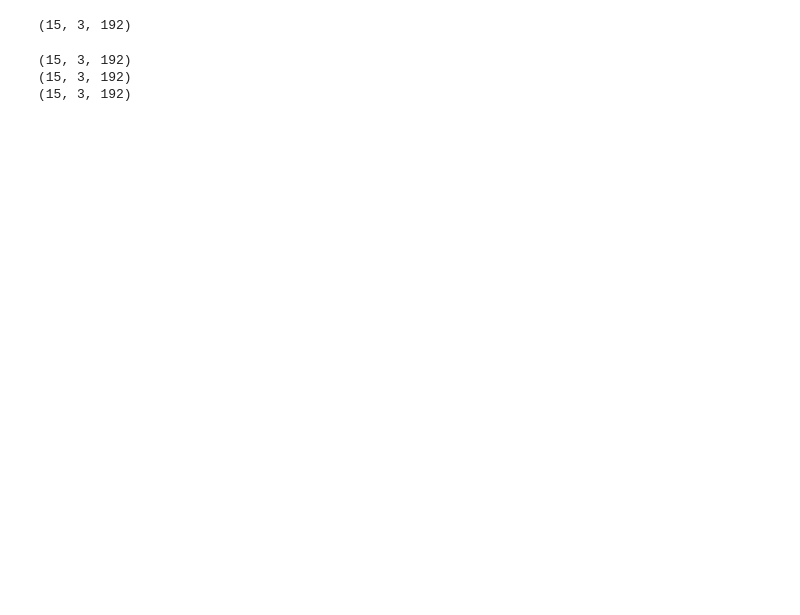
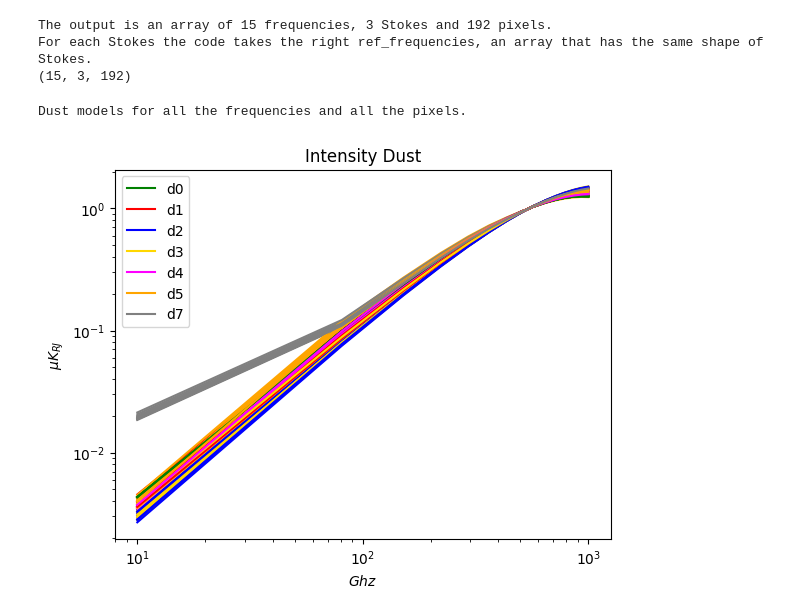
Before and after one commit to AlicePirotta/APC, a Jupyter notebook: comparation_models.ipynb, the cells around one changed output. Saved outputs shown, nothing was run; the diff lists cells and outputs as text; code cells hidden in the pictures; blank space fills up the shorter version.

```diff
--- a/comparation_models.ipynb
+++ b/comparation_models.ipynb
@@ -59,22 +50,39 @@ d2=np.array(get_pixel_value_norm(frequencies,ref_frequencies=ref_d,sky=Sky_d2))
 d3=np.array(get_pixel_value_norm(frequencies,ref_frequencies=ref_d,sky=Sky_d3))
 d4=np.array(get_pixel_value_norm(frequencies,ref_frequencies=ref_d,sky=Sky_d4))
 d5=np.array(get_pixel_value_norm(frequencies,ref_frequencies=ref_d,sky=Sky_d5))
-#d6=np.array(get_pixel_value_norm(frequencies,ref_frequencies=ref_d,sky=Sky_d6))
 d7=np.array(get_pixel_value_norm(frequencies,ref_frequencies=ref_d,sky=Sky_d7))
-#d8=np.array(get_pixel_value_norm(frequencies,ref_frequencies=ref_d,sky=Sky_d8))
-#d9=np.array(get_pixel_value_norm(frequencies,ref_frequencies=ref_d,sky=Sky_d9))
-#d10=np.array(get_pixel_value_norm(frequencies,ref_frequencies=ref_d,sky=Sky_d10))
-#d11=np.array(get_pixel_value_norm(frequencies,ref_frequencies=ref_d,sky=Sky_d11))
-#d12=np.array(get_pixel_value_norm(frequencies,ref_frequencies=ref_d,sky=Sky_d12))
+
+
+s0=np.array(get_pixel_value_norm(frequencies,ref_frequencies=ref_s,sky=Sky_s0))
+s1=np.array(get_pixel_value_norm(frequencies,ref_frequencies=ref_s,sky=Sky_s1))
+s2=np.array(get_pixel_value_norm(frequencies,ref_frequencies=ref_s,sky=Sky_s2))
+s3=np.array(get_pixel_value_norm(frequencies,ref_frequencies=ref_s,sky=Sky_s3))
+
+print("The output is an array of 15 frequencies, 3 Stokes and 192 pixels.")
+print("For each Stokes the code takes the right ref_frequencies, an array that has the same shape of Stokes. ")
 print(d0.shape)
 # %% [output]
+The output is an array of 15 frequencies, 3 Stokes and 192 pixels.
+For each Stokes the code takes the right ref_frequencies, an array that has the same shape of Stokes.
 (15, 3, 192)
-# %%
-d=d0-d1
-print(d0.shape)
-print(d1.shape)
-print(d.shape)
-# %% [output]
-(15, 3, 192)
-(15, 3, 192)
-(15, 3, 192)
+# %%
+
+for i,val_i in enumerate(d0[:,0,:]):
+    plt.plot(frequencies,d0[:,0,i],'-',color='green')
+    plt.plot(frequencies,d1[:,0,i],'-',color='red')
+    plt.plot(frequencies,d2[:,0,i],'-',color='blue')
+    plt.plot(frequencies,d3[:,0,i],'-',color='gold')
+    plt.plot(frequencies,d4[:,0,i],'-',color='magenta')
+    plt.plot(frequencies,d5[:,0,i],'-',color='orange')
+    plt.plot(frequencies,d7[:,0,i],'-',color='grey')
+
+plt.title("Intensity Dust")
+plt.yscale('log')
+plt.xscale('log')
+plt.xlabel(r'$Ghz$')
+plt.ylabel(r'$\mu$$K_{RJ}$')
+plt.legend(["d0", "d1","d2","d3","d4","d5","d7"])
+print("Dust models for all the frequencies and all the pixels. ")
+# %% [output]
+Dust models for all the frequencies and all the pixels.
+[figure, added]
```
Also changed, not shown: parts of 13 cells of this notebook.
